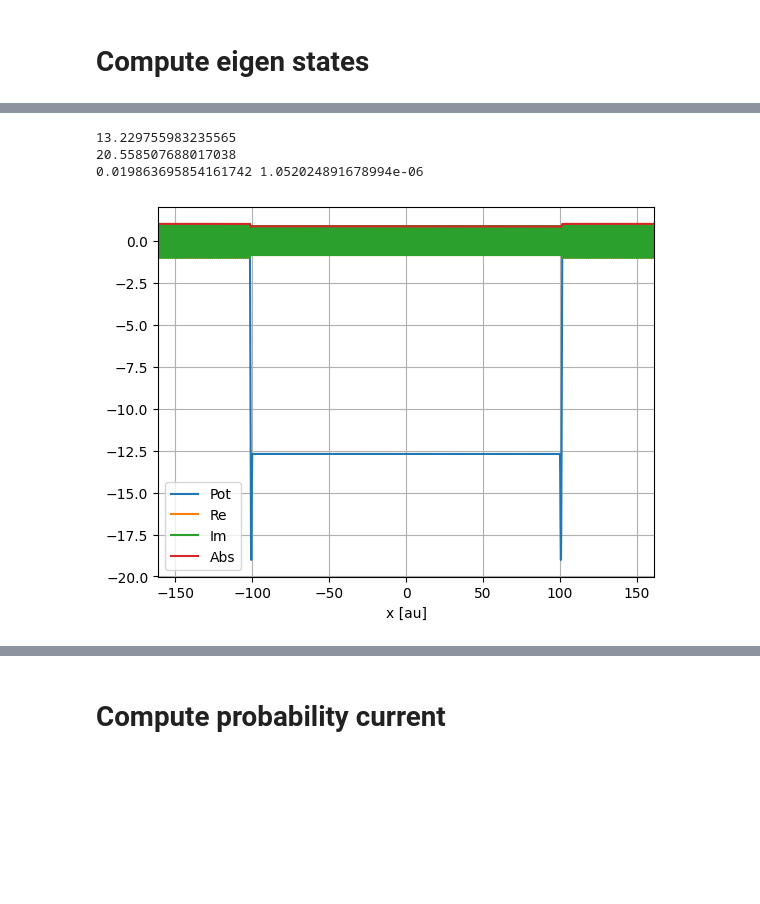
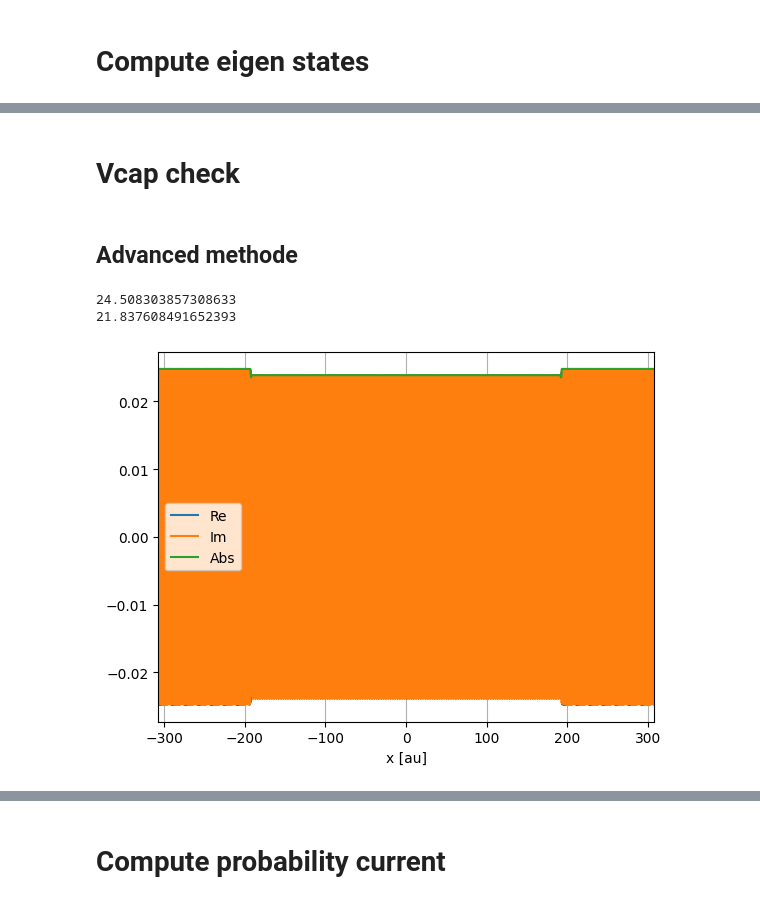
Before and after one commit to magashegyi/testrepo, a Jupyter notebook: gui.ipynb, the cells around one changed output, grey strips where cells are left out. Drawn from its saved outputs; the diff is of its cells as text; code cells hidden in the pictures; blank space fills up the shorter version.

```diff
--- a/gui.ipynb
+++ b/gui.ipynb
@@ -327,11 +3,11 @@ act.: 4.392379064768193e-06 5.332056757163115e-06
 # %%
 import atomic_units as au
 
-hb=3.2
-e0=2.4
-m0=160.0
-kappa0=1.2 # 4*pi*epsilon0
-dx=0.025
+hb=1.0
+m0=8.8
+kappa0=2.3 # 4*pi*epsilon0
+e0=3.4
+dx=0.05
 
 unit_sys = au.AtomicUnitSystem(xh=hb, xe=e0, xm=m0, xk=kappa0)
 
@@ -350,7 +26,7 @@ print(dx*unit_sys.length_unit.to('nm'))
 # %%
 import numpy as np
 
-uxgrid_num = 16*1024
+uxgrid_num = 18*1024
 uxgrid_dx = dx
 uxgrid_width=uxgrid_num*uxgrid_dx
 uxgrid = np.arange( -uxgrid_width/2 , uxgrid_width/2, uxgrid_dx)
@@ -470,7 +99,7 @@ length_unit_in_nm = unit_sys.length_unit.to('nm').magnitude
 
 wall_width = (10 * unit_sys.ureg("bohr").to("m") / unit_sys.length_unit).magnitude
 print(wall_width)
-well_width = 800/length_unit_in_nm
+well_width = 900/length_unit_in_nm
 print(well_width)
 
 modelpot=pots.SmoothStackPotential(uxgrid,wallwidth=wall_width,\
@@ -667,26 +570,28 @@ plt.show()
+# %% [markdown]
+# Vcap check
+# %% [markdown]
+## Advanced methode
 # %%
 from quantum_toolkit import quantum_transport_toolkit as trat
 
-ein=(1.0*unit_sys.ureg("eV") / unit_sys.energy_unit.to("eV")).magnitude #0.2
+ein=3.0*unit_sys.convert_energy_from('eV')
 print(ein)
 kin=dispersion.energy2k(ein)
 print(kin)
 
-qppk, qpmk = trat.quasiparticles_at_given_energy(ein,kin,ham_static,normed=True)
-#qp_pk_hus_normed, qp_mk_hus_normed = trat.quasiparticles_at_given_energy(ein,kin,ham_static,normed=True)
+qppk, qpmk = trat.quasiparticles_at_given_energy(ein,kin,ham_static,normed=False)
 # %% [output]
-13.229755983235565
-20.558507688017038
-0.019863695854161742 1.052024891678994e-06
+24.508303857308633
+21.837608491652393
 # %%
-plt.plot(uxgrid,modelpot(0),label="Pot")
+#plt.plot(uxgrid,modelpot(0),label="Pot")
 plt.plot(uxgrid,np.real(qppk["state"]["value"]),label="Re")
 plt.plot(uxgrid,np.imag(qppk["state"]["value"]),label="Im")
 plt.plot(uxgrid,np.abs(qppk["state"]["value"]),label="Abs")
 plt.xlabel("x [au]")
 plt.xlim([-0.8*modelpot.wellwidth, 0.8*modelpot.wellwidth])
 plt.legend()
 plt.grid()
 plt.show()
 # %% [output]
-[figure, old version]
+[figure, new version]
```
Also changed, not shown: parts of 81 cells of this notebook, 2 other files.
